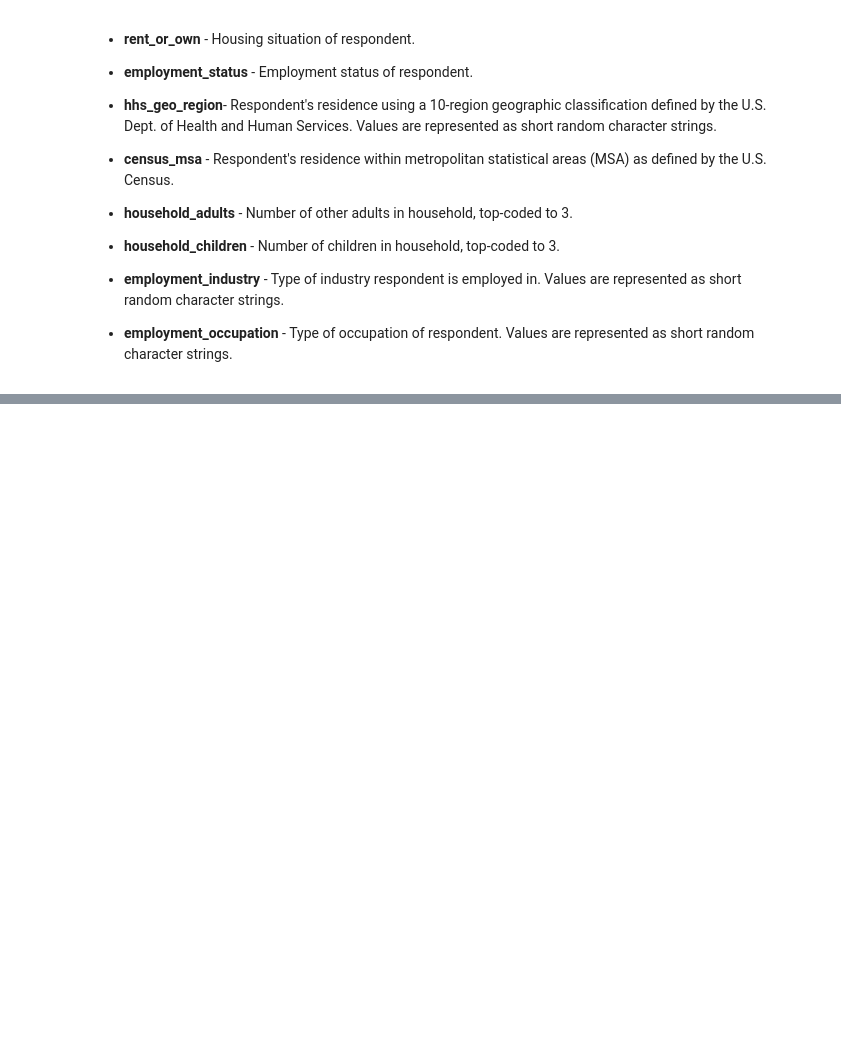
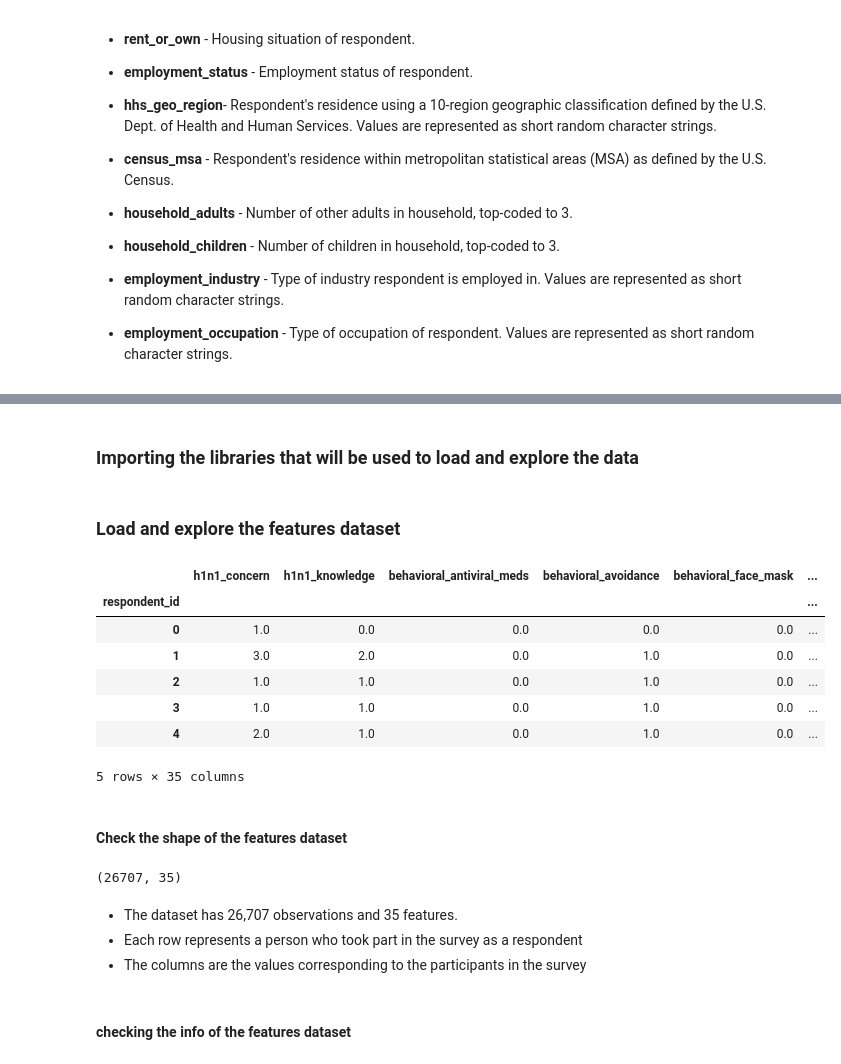
Before and after one commit to Pamela-Chebii/Predicting_H1N1_-_Seasonal_Flue_Vaccines, a Jupyter notebook: index.ipynb, the cells around one changed output, grey strips where cells are left out. Drawn from its saved outputs; the diff is of its cells as text; code cells hidden in the pictures; blank space fills up the shorter version.

```diff
--- a/index.ipynb
+++ b/index.ipynb
@@ -121,0 +79,2 @@ df_labels
+# %% [markdown]
+### Importing the libraries that will be used to load and explore the data
@@ -121,0 +84,26 @@ df_labels
+# %% [markdown]
+### Load and explore the features dataset
+# %%
+features_df = pd.read_csv("Data/training_set_features.csv", index_col = "respondent_id")
+features_df.head()
+# %% [output]
+|  | h1n1_concern | h1n1_knowledge | behavioral_antiviral_meds | behavioral_avoidance | behavioral_face_mask | ... |
+| respondent_id |  |  |  |  |  | ... |
+| 0 | 1.0 | 0.0 | 0.0 | 0.0 | 0.0 | ... |
+| 1 | 3.0 | 2.0 | 0.0 | 1.0 | 0.0 | ... |
+| 2 | 1.0 | 1.0 | 0.0 | 1.0 | 0.0 | ... |
+| 3 | 1.0 | 1.0 | 0.0 | 1.0 | 0.0 | ... |
+| 4 | 2.0 | 1.0 | 0.0 | 1.0 | 0.0 | ... |
+5 rows × 35 columns
+# %% [markdown]
+#### Check the shape of the features dataset
+# %%
+features_df.shape
+# %% [output]
+(26707, 35)
+# %% [markdown]
+- The dataset has 26,707 observations and 35 features.
+- Each row represents a person who took part in the survey as a respondent
+- The columns are the values corresponding to the participants in the survey
+# %% [markdown]
+#### checking the info of the features dataset
```
Also changed, not shown: parts of 20 cells of this notebook, 5 other files.
